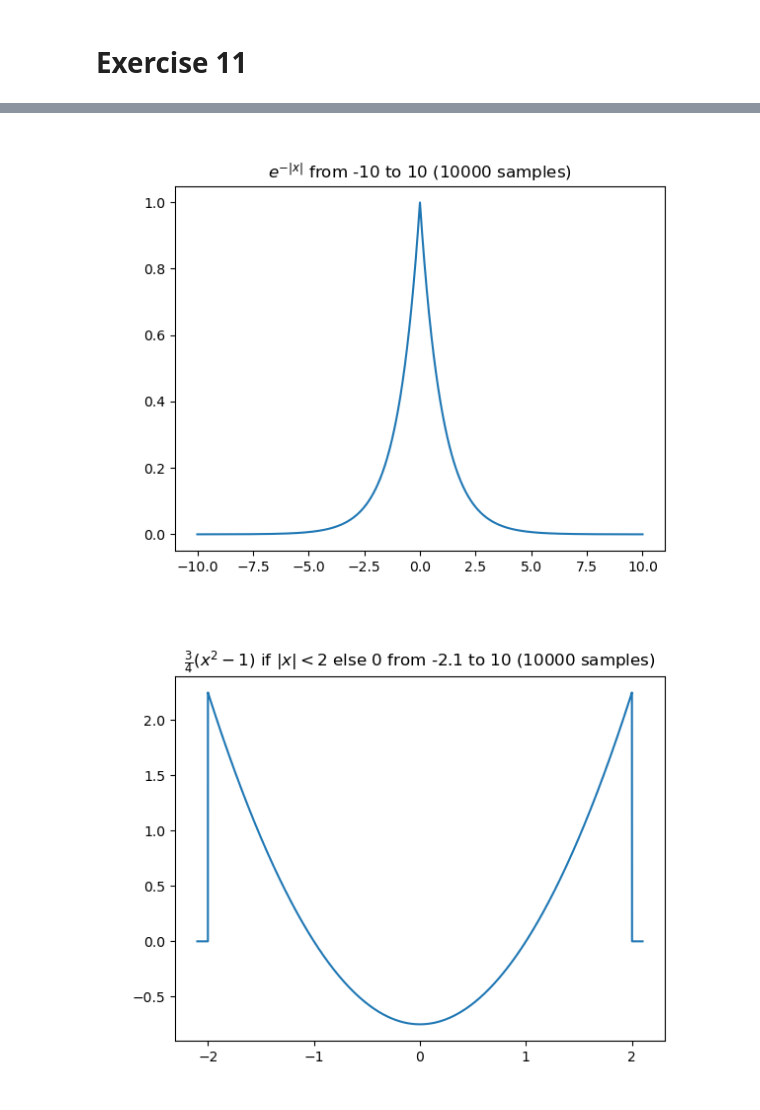
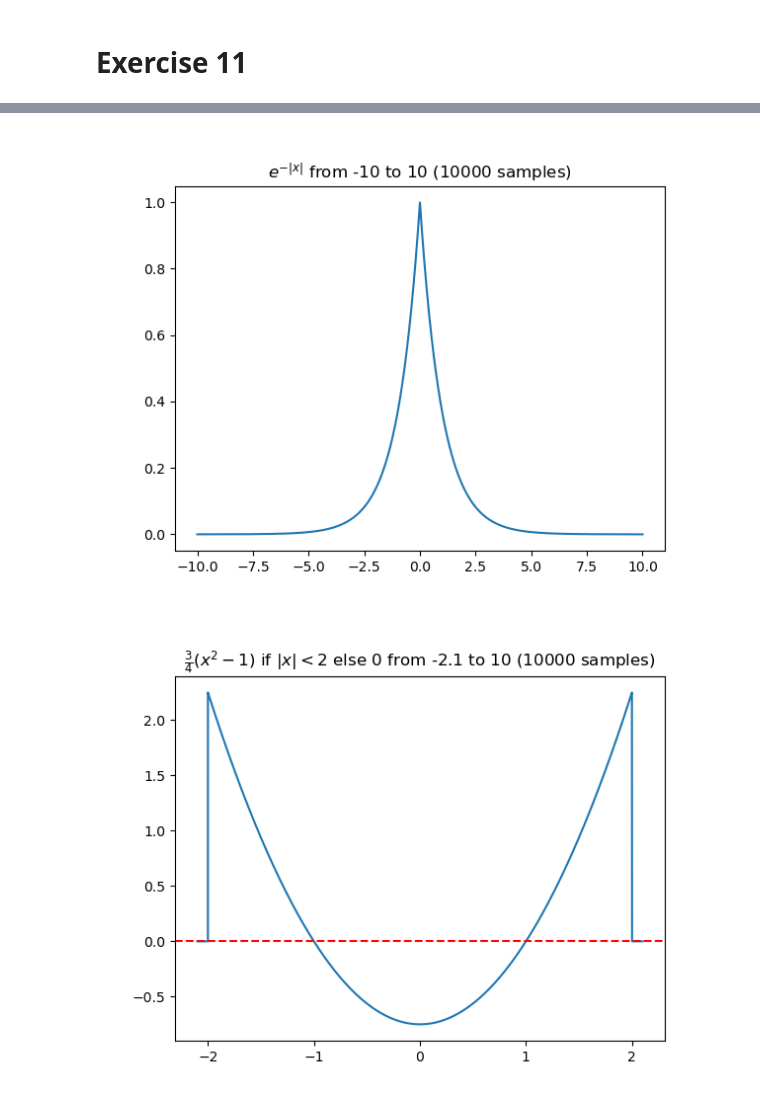
Before and after one commit to RedOrbweaver/STSex, a Jupyter notebook: ex0.ipynb, the cells around one changed output, grey strips where cells are left out. Saved outputs shown, nothing was run; the diff lists cells and outputs as text; code cells hidden in the pictures.

```diff
--- a/ex0.ipynb
+++ b/ex0.ipynb
@@ -517,7 +517,7 @@ ftext = "todo"
 
 
 # noinspection PyUnusedLocal
-def GenFigureFromCDF(n:int, mn:float, mx:float, f, title:str, mentionrange=True):
+def GenFigureFromCDF(n:int, mn:float, mx:float, f, title:str, mentionrange=True, extra = lambda: None):
     span = np.linspace(mn, mx, n)
     seq = [f(x) for x in span]
     fig = plt.figure()
@@ -527,6 +527,7 @@ def GenFigureFromCDF(n:int, mn:float, mx:float, f, title:str, mentionrange=True)
         title += f" from {mn} to {10} ({n} samples)"
     plt.title(title)
     plt.plot(span, seq)
+    extra()
     plt.show()
     return span, seq
 
@@ -571,18 +572,18 @@ $P(X \gt 5 \mid X \lt 7) = \frac{F_{x}(7)- F_{x}(5)}{F_{x}(7)} \approx 0.7(72...
 # %%
 f0 = lambda x: (e**-x) * (0 if x < 0 else 1)
 f1 = lambda x: e**-(abs(x))
 f2 = lambda x: (0.75*(x**2 - 1)) if abs(x) < 2 else 0
 f3 = lambda x: 2*x*e**(-x**2) if x >= 0 else 0
 
 GenFigureFromCDF(10000, 0, 10, f0, "$e^{-x}1(x)$")
 GenFigureFromCDF(10000, -10, 10, f1, "$e^{-|x|}$")
-GenFigureFromCDF(10000, -2.1, 2.1, f2, "$\\frac{3}{4}(x^2 - 1)$ if $|x| < 2$ else $0$")
+GenFigureFromCDF(10000, -2.1, 2.1, f2, "$\\frac{3}{4}(x^2 - 1)$ if $|x| < 2$ else $0$", True, lambda: plt.axhline(0, color='r', linestyle='--'))
 GenFigureFromCDF(10000, 0, 10, f3, "$2xe^{-x^2}1(x)$")
 
 
 None
 # %% [output]
 [figure]
 [figure]
-[figure, old version]
+[figure, new version]
 [figure]
```
Also changed, not shown: parts of 7 cells of this notebook.
